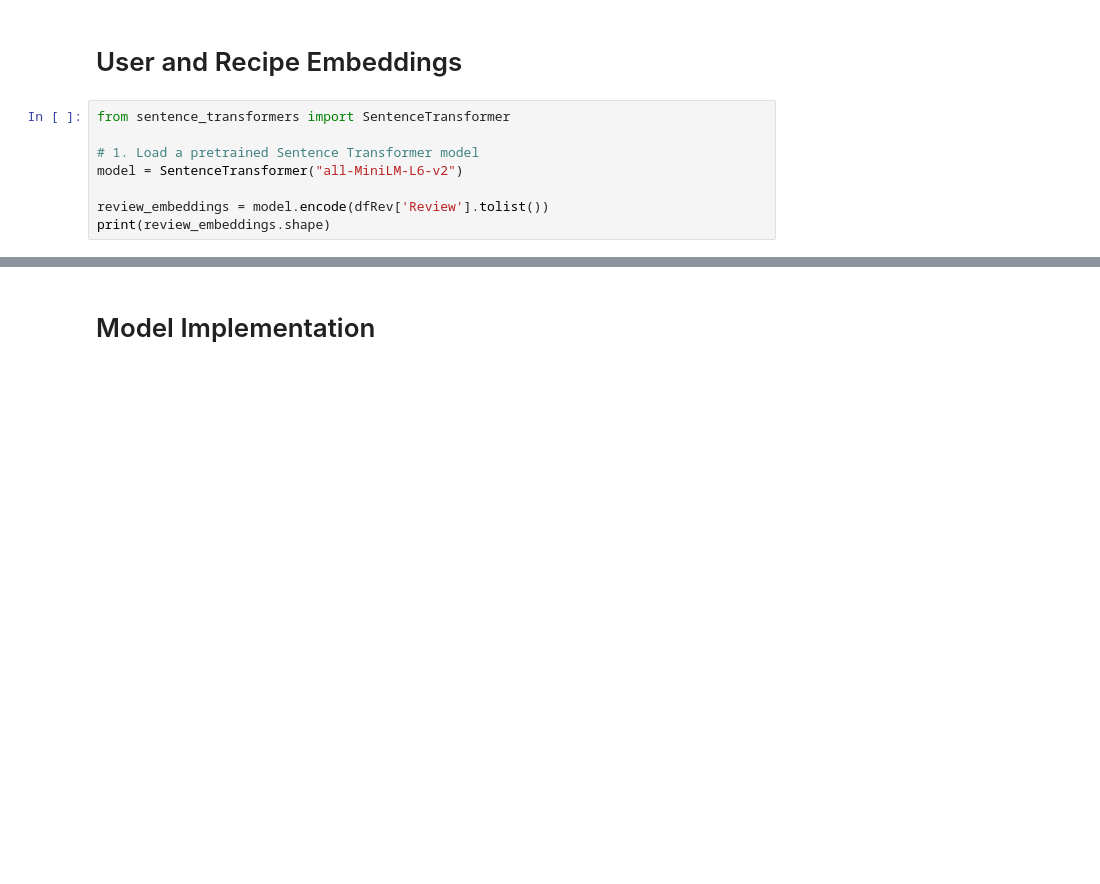
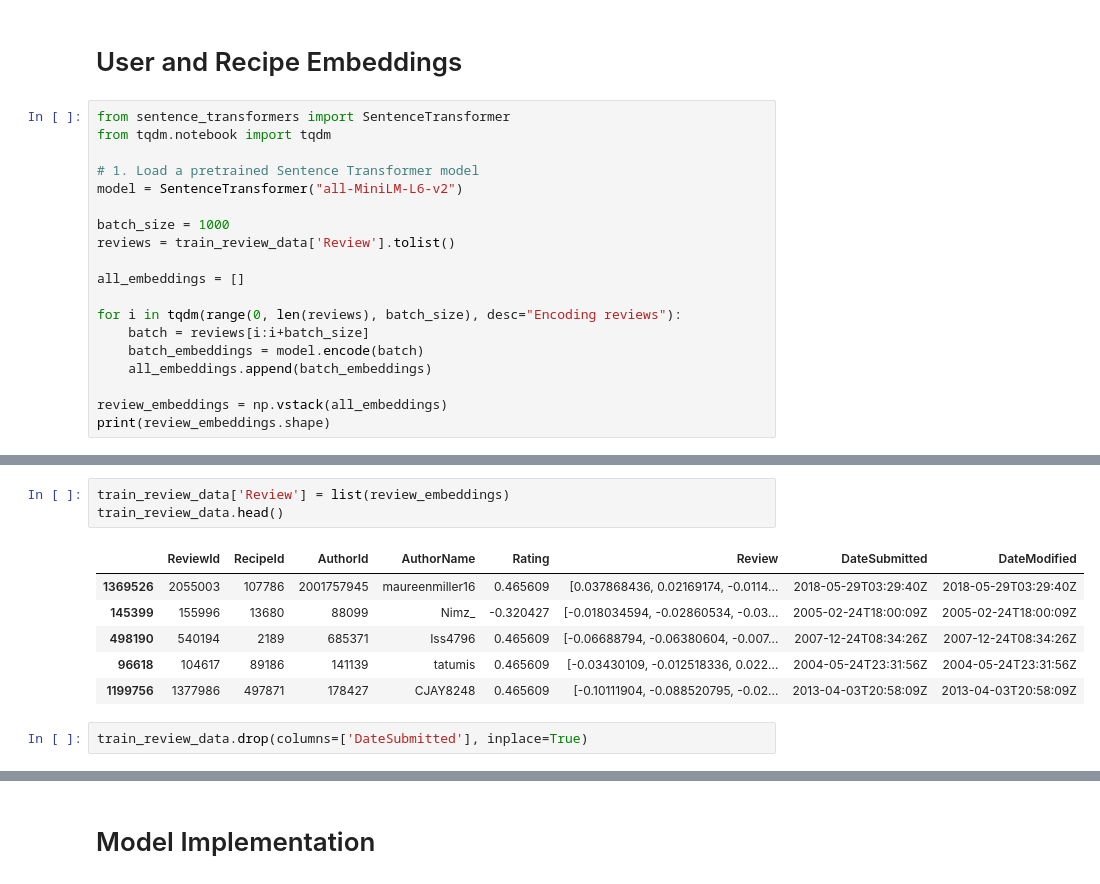
Before and after one commit to samuelpadron/two-tower-recipe-recommender-system, a Jupyter notebook: notebooks/Two_Towers_Recipe_Recommendation.ipynb, the cells around one changed output, grey strips where cells are left out. Cells and saved outputs as stored; diff of their text form; blank space fills up the shorter version.

```diff
--- a/notebooks/Two_Towers_Recipe_Recommendation.ipynb
+++ b/notebooks/Two_Towers_Recipe_Recommendation.ipynb
@@ -279,10 +150,21 @@ test_review_data['Rating'] = review_scaler.transform(test_review_data['Rating'].
 # User and Recipe Embeddings
 # %%
 from sentence_transformers import SentenceTransformer
+from tqdm.notebook import tqdm
 
 # 1. Load a pretrained Sentence Transformer model
 model = SentenceTransformer("all-MiniLM-L6-v2")
 
-review_embeddings = model.encode(dfRev['Review'].tolist())
+batch_size = 1000
+reviews = train_review_data['Review'].tolist()
+
+all_embeddings = []
+
+for i in tqdm(range(0, len(reviews), batch_size), desc="Encoding reviews"):
+    batch = reviews[i:i+batch_size]
+    batch_embeddings = model.encode(batch)
+    all_embeddings.append(batch_embeddings)
+
+review_embeddings = np.vstack(all_embeddings)
 print(review_embeddings.shape)
 # %% [output]
@@ -293,0 +201,12 @@ NameError: name 'review_embeddings' is not defined
+# %%
+train_review_data['Review'] = list(review_embeddings)
+train_review_data.head()
+# %% [output]
+|  | ReviewId | RecipeId | AuthorId | AuthorName | Rating | Review | DateSubmitted | DateModified |
+| 1369526 | 2055003 | 107786 | 2001757945 | maureenmiller16 | 0.465609 | [0.037868436, 0.02169174, -0.0114... | 2018-05-29T03:29:40Z | 2018-05-29T03:29:40Z |
+| 145399 | 155996 | 13680 | 88099 | Nimz_ | -0.320427 | [-0.018034594, -0.02860534, -0.03... | 2005-02-24T18:00:09Z | 2005-02-24T18:00:09Z |
+| 498190 | 540194 | 2189 | 685371 | Iss4796 | 0.465609 | [-0.06688794, -0.06380604, -0.007... | 2007-12-24T08:34:26Z | 2007-12-24T08:34:26Z |
+| 96618 | 104617 | 89186 | 141139 | tatumis | 0.465609 | [-0.03430109, -0.012518336, 0.022... | 2004-05-24T23:31:56Z | 2004-05-24T23:31:56Z |
+| 1199756 | 1377986 | 497871 | 178427 | CJAY8248 | 0.465609 | [-0.10111904, -0.088520795, -0.02... | 2013-04-03T20:58:09Z | 2013-04-03T20:58:09Z |
+# %%
+train_review_data.drop(columns=['DateSubmitted'], inplace=True)
```
Also changed, not shown: parts of 22 cells of this notebook.
